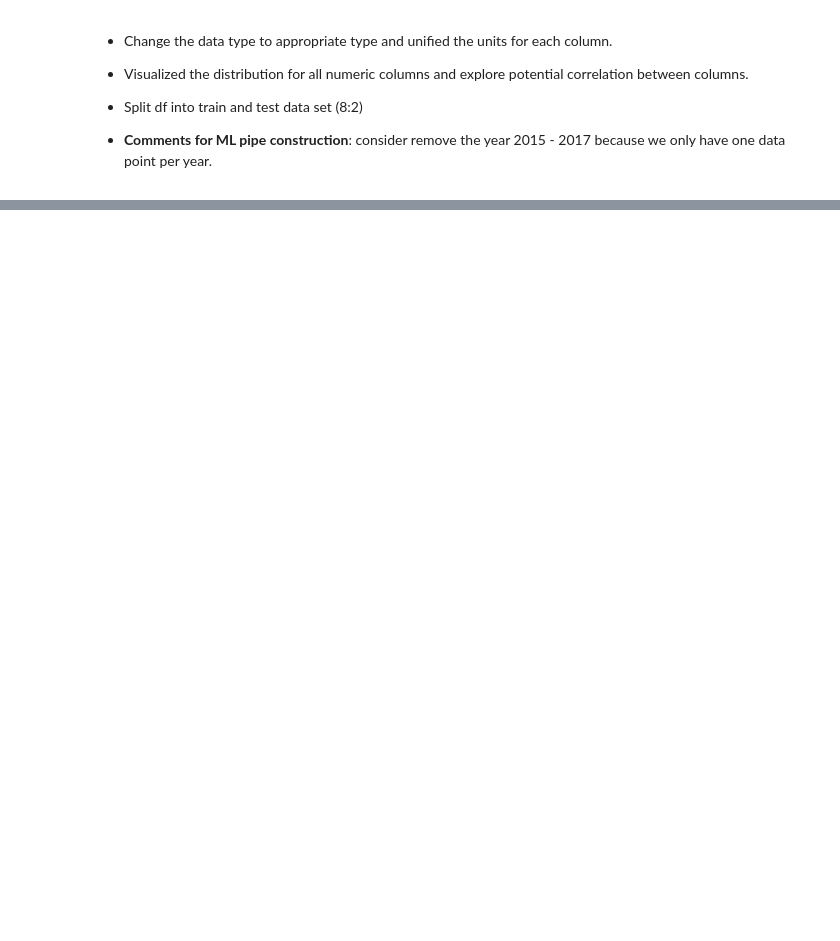
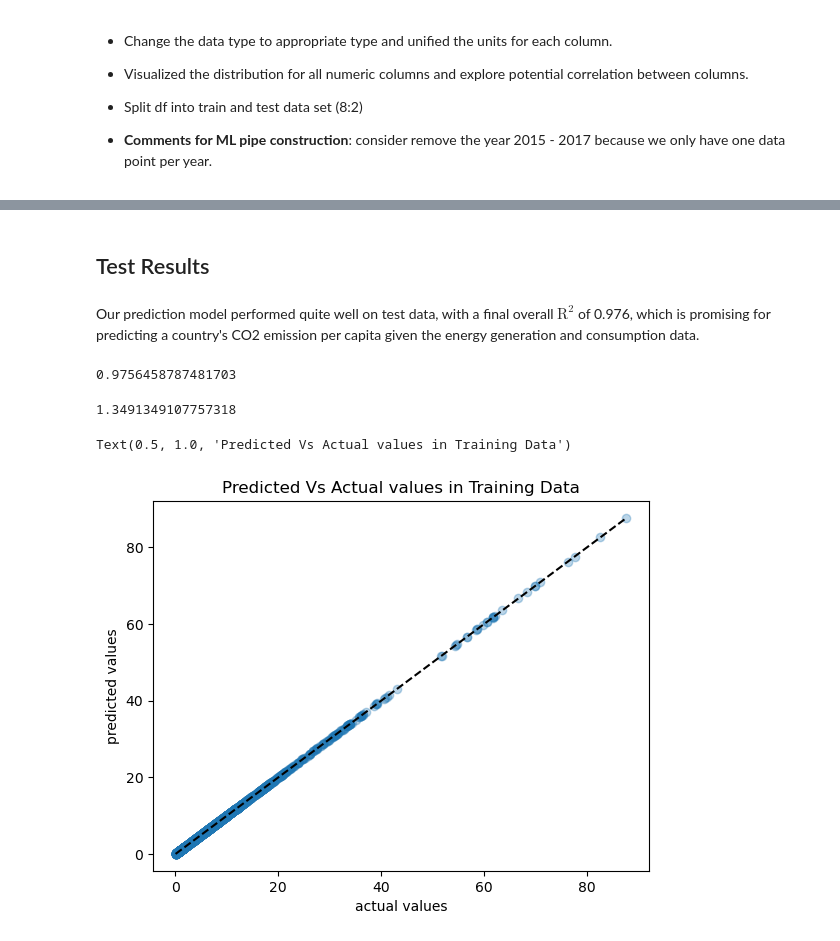
Before and after one commit to UBC-MDS/DSCI_522_Group-11_Save-The-Earth, a Jupyter notebook: src/save_the_earth_model.ipynb, the cells around one changed output, grey strips where cells are left out. Cells and saved outputs as stored; diff of their text form; code cells hidden in the pictures; blank space fills up the shorter version.

Commit message:
Merged the code, saved and plotted the results, evaluated metrics

```diff
--- a/EDA/EDA.ipynb
+++ b/src/save_the_earth_model.ipynb
@@ -220,0 +346,5 @@ test_df.to_csv('../Data/Processed/test_df.csv', index=True)
+# %%
+X_train = train_df.drop(columns=["co2_e"])
+X_test = test_df.drop(columns=["co2_e"])
+y_train = train_df["co2_e"]
+y_test = test_df["co2_e"]
@@ -220,0 +390,10 @@ test_df.to_csv('../Data/Processed/test_df.csv', index=True)
+# %%
+models = {
+    "Baseline": DummyRegressor(),
+    "KNN_reg": KNeighborsRegressor(),
+    "Ridge": Ridge(),
+    "SVR": SVR(),
+}
+score_types = {
+    "r2": "r2",
+}
@@ -220,0 +437,19 @@ test_df.to_csv('../Data/Processed/test_df.csv', index=True)
+# %%
+param_dist = {
+    "kneighborsregressor__n_neighbors": randint(1, 20),
+    "columntransformer__onehotencoder__max_categories": randint(1, X_train['country'].unique().shape[0])
+}
+
+pipe_best_model = make_pipeline(preprocessor, KNeighborsRegressor())
+
+random_search = RandomizedSearchCV(
+    pipe_best_model,
+    param_distributions=param_dist,
+    cv=10,
+    n_iter=200,
+    scoring=score_types,
+    n_jobs=-1,
+    refit="r2",
+    return_train_score=True,
+)
+random_search.fit(X_train, y_train)
@@ -220,0 +504,8 @@ test_df.to_csv('../Data/Processed/test_df.csv', index=True)
+# %% [markdown]
+## Test Results
+# %% [markdown]
+Our prediction model performed quite well on test data, with a final overall $\text{R}^2$ of 0.976, which is promising for predicting a country's CO2 emission per capita given the energy generation and consumption data.
+# %%
+random_search.score(X_test, y_test)
+# %% [output]
+0.9756458787481703
@@ -220,0 +523,16 @@ test_df.to_csv('../Data/Processed/test_df.csv', index=True)
+# %%
+# calculating the root mean squared error
+np.sqrt(mean_squared_error(actual,predicted))
+# %% [output]
+1.3491349107757318
+# %%
+
+plt.scatter(y_train, random_search.predict(X_train), alpha=0.3)
+grid = np.linspace(y_train.min(), y_train.max(), 1000)
+plt.plot(grid, grid, "--k")
+plt.xlabel("actual values")
+plt.ylabel("predicted values");
+plt.title("Predicted Vs Actual values in Training Data")
+# %% [output]
+Text(0.5, 1.0, 'Predicted Vs Actual values in Training Data')
+[figure, added]
```
Also changed, not shown: parts of 39 cells of this notebook, 6 other files.
